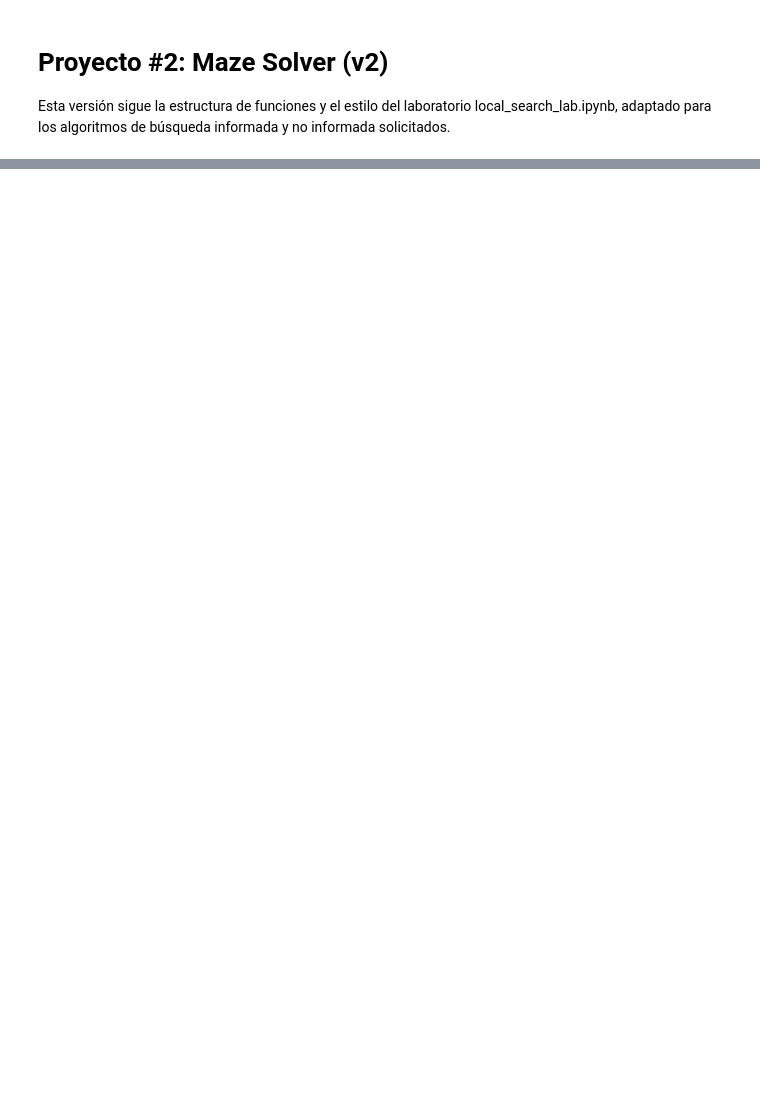
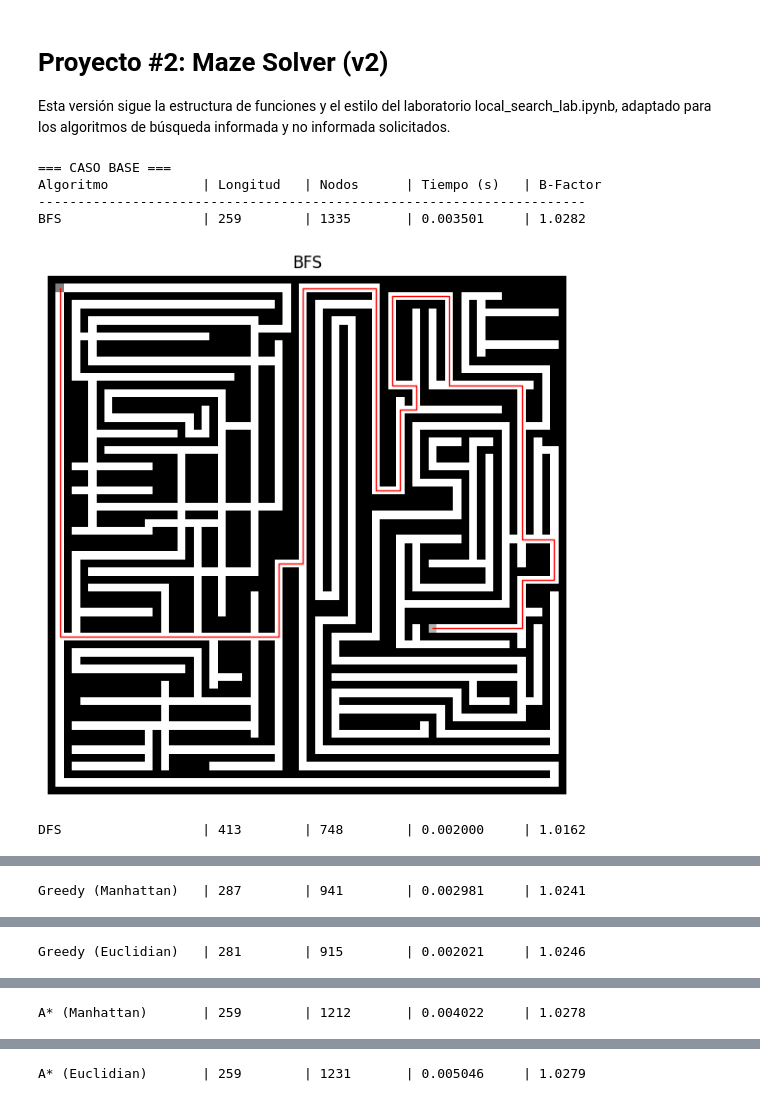
Before and after one commit to DijanU/ia_search_project, a Jupyter notebook: maze_solver_v2.ipynb, the cells around one changed output, grey strips where cells are left out. Drawn from its saved outputs; the diff is of its cells as text; code cells hidden in the pictures; blank space fills up the shorter version.

Commit message:
fix on the maze reading

```diff
--- a/maze_solver_v2.ipynb
+++ b/maze_solver_v2.ipynb
@@ -49,6 +49,7 @@ def encontrar_valor(grid, val):
                 return (r, c)
     return None
 
+
 def es_meta(estado, meta):
     return estado == meta
 
@@ -67,7 +68,7 @@ def generar_sucesores(estado, grid):
 
     for dr, dc in movimientos:
         nr, nc = estado[0] + dr, estado[1] + dc
-        if 0 <= nr < rows and 0 <= nc < cols and grid[nr][nc] != '1':
+        if 0 <= nr < rows and 0 <= nc < cols and grid[nr][nc] != '0':
             sucesores.append((nr, nc))
     return sucesores
 
@@ -195,6 +196,29 @@ def a_star(grid, inicio, meta, h_tipo='manhattan'):
 
     return {'solucion': False, 'nodos': nodos_explorados, 'tiempo': time.time() - tiempo_inicio}
 
+def ejecutar_simulacion_aleatoria(archivo_maze, num_pruebas=5):
+    grid = cargar_laberinto(archivo_maze)
+    meta = encontrar_valor(grid, '3')
+
+    # Celdas libres como posibles inicios
+    celdas_libres = [(r, c) for r in range(len(grid))
+                     for c in range(len(grid[0]))
+                     if grid[r][c] == '0']
+
+    inicios = random.sample(celdas_libres, min(num_pruebas, len(celdas_libres)))
+
+    print(f'\n{"Prueba":<8} | {"Inicio":<15} | {"Longitud":<10} | {"Nodos":<10} | {"Tiempo (s)":<12} | {"B-Factor":<10}')
+    print('-' * 75)
+
+    for i, inicio in enumerate(inicios):
+        res = a_star(grid, inicio, meta, h_tipo='manhattan')
+        if res['solucion']:
+            length = len(res['camino'])
+            bf = calcular_branching_factor(res['nodos'], length)
+            print(f'{i+1:<8} | {str(inicio):<15} | {length:<10} | {res["nodos"]:<10} | {res["tiempo"]:<12.6f} | {bf:<10.4f}')
+        else:
+            print(f'{i+1:<8} | {str(inicio):<15} | Sin solución')
+
 # --- Visualización y Experimentos ---
 
 def visualizar_laberinto(grid, camino=None, titulo='Laberinto'):
@@ -202,7 +226,7 @@ def visualizar_laberinto(grid, camino=None, titulo='Laberinto'):
     data = np.zeros((rows, cols))
     for r in range(rows):
         for c in range(cols):
-            if grid[r][c] == '1': data[r, c] = 0
+            if grid[r][c] == '0': data[r, c] = 0
             elif grid[r][c] == '2': data[r, c] = 0.5
             elif grid[r][c] == '3': data[r, c] = 0.7
             else: data[r, c] = 1
@@ -215,32 +239,68 @@ def visualizar_laberinto(grid, camino=None, titulo='Laberinto'):
     plt.title(titulo)
     plt.axis('off')
     plt.show()
 
-def ejecutar_comparativa(archivo_maze):
+def ejecutar_comparativa(archivo_maze, num_pruebas_aleatorias=3):
     grid = cargar_laberinto(archivo_maze)
     inicio = encontrar_valor(grid, '2')
     meta = encontrar_valor(grid, '3')
 
     algos = [
         ('BFS', bfs, {}),
         ('DFS', dfs, {}),
         ('Greedy (Manhattan)', greedy, {'h_tipo': 'manhattan'}),
         ('Greedy (Euclidian)', greedy, {'h_tipo': 'euclidiana'}),
         ('A* (Manhattan)', a_star, {'h_tipo': 'manhattan'}),
         ('A* (Euclidian)', a_star, {'h_tipo': 'euclidiana'})
     ]
 
+    # --- Caso Base ---
+    print('=== CASO BASE ===')
     print(f'{"Algoritmo":<20} | {"Longitud":<10} | {"Nodos":<10} | {"Tiempo (s)":<12} | {"B-Factor":<10}')
     print('-' * 70)
 
     for nombre, func, kwargs in algos:
         res = func(grid, inicio, meta, **kwargs)
         if res['solucion']:
             length = len(res['camino'])
             bf = calcular_branching_factor(res['nodos'], length)
             print(f'{nombre:<20} | {length:<10} | {res["nodos"]:<10} | {res["tiempo"]:<12.6f} | {bf:<10.4f}')
             visualizar_laberinto(grid, res['camino'], titulo=nombre)
         else:
             print(f'{nombre:<20} | No se encontró solución')
 
-ejecutar_comparativa("test_maze.txt")
+    # --- Puntos de Partida Aleatorios ---
+    print(f'\n=== SIMULACIÓN ALEATORIA ({num_pruebas_aleatorias} pruebas) ===')
+
+    celdas_libres = [(r, c) for r in range(len(grid))
+                     for c in range(len(grid[0]))
+                     if grid[r][c] == '0']
+
+    inicios_aleatorios = random.sample(celdas_libres, min(num_pruebas_aleatorias, len(celdas_libres)))
+
+    # Ordenar por distancia manhattan para ver tendencia por distancia
+    inicios_aleatorios.sort(key=lambda p: heuristica(p, meta, 'manhattan'))
+
+    for i, inicio_aleatorio in enumerate(inicios_aleatorios):
+        distancia = heuristica(inicio_aleatorio, meta, 'manhattan')
+        print(f'\n-- Prueba {i+1} | Inicio: {inicio_aleatorio} | Distancia Manhattan a meta: {distancia} --')
+        print(f'{"Algoritmo":<20} | {"Longitud":<10} | {"Nodos":<10} | {"Tiempo (s)":<12} | {"B-Factor":<10}')
+        print('-' * 70)
+
+        for nombre, func, kwargs in algos:
+            res = func(grid, inicio_aleatorio, meta, **kwargs)
+            if res['solucion']:
+                length = len(res['camino'])
+                bf = calcular_branching_factor(res['nodos'], length)
+                print(f'{nombre:<20} | {length:<10} | {res["nodos"]:<10} | {res["tiempo"]:<12.6f} | {bf:<10.4f}')
+            else:
+                print(f'{nombre:<20} | No se encontró solución')
+
+ejecutar_comparativa("test_maze.txt", num_pruebas_aleatorias=3)
+# %% [output]
+=== CASO BASE ===
+Algoritmo            | Longitud   | Nodos      | Tiempo (s)   | B-Factor
+----------------------------------------------------------------------
+BFS                  | 259        | 1335       | 0.003501     | 1.0282
+[figure, added]
+DFS                  | 413        | 748        | 0.002000     | 1.0162
@@ -246,0 +308 @@ ejecutar_comparativa("test_maze.txt")
+Greedy (Manhattan)   | 287        | 941        | 0.002981     | 1.0241
@@ -246,0 +310 @@ ejecutar_comparativa("test_maze.txt")
+Greedy (Euclidian)   | 281        | 915        | 0.002021     | 1.0246
@@ -246,0 +312 @@ ejecutar_comparativa("test_maze.txt")
+A* (Manhattan)       | 259        | 1212       | 0.004022     | 1.0278
@@ -246,0 +314 @@ ejecutar_comparativa("test_maze.txt")
+A* (Euclidian)       | 259        | 1231       | 0.005046     | 1.0279
```
Also changed, not shown: parts of 1 cell of this notebook.
